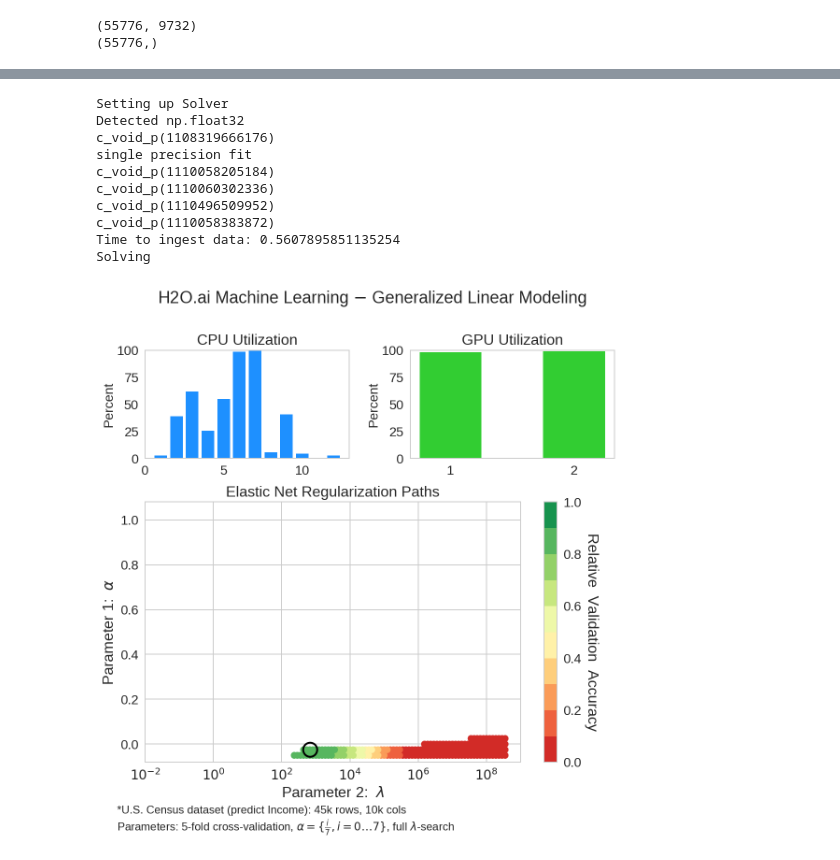
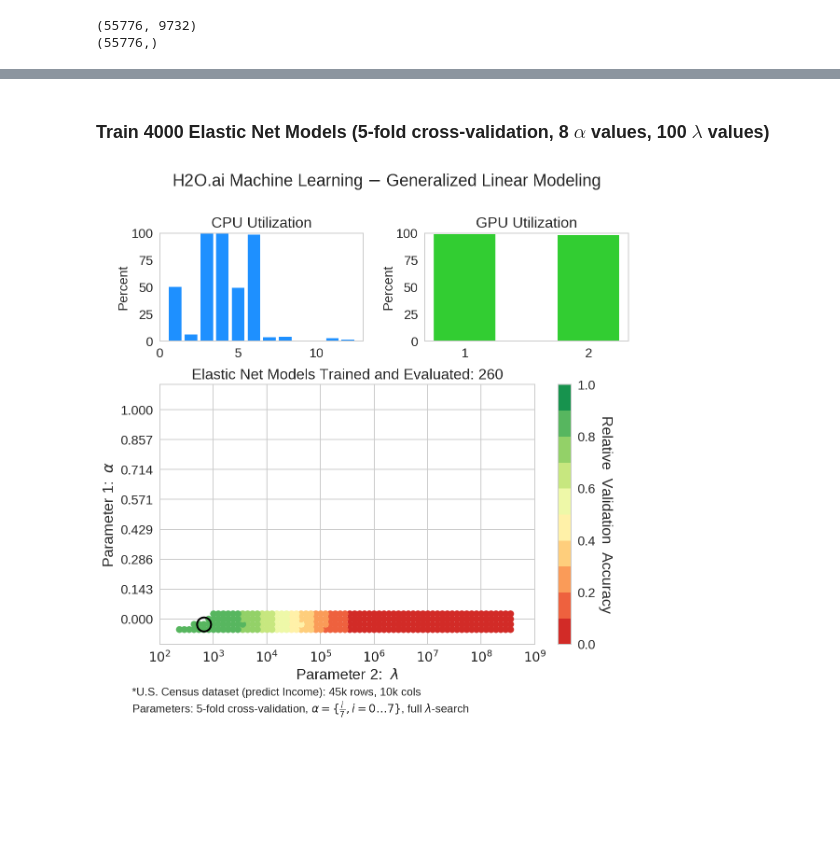
Before and after one commit to h2oai/h2o4gpu, a Jupyter notebook: examples/py/H2OAIGLM_WITHANIMATION.ipynb, the cells around one changed output, grey strips where cells are left out. Saved outputs shown, nothing was run; the diff lists cells and outputs as text; code cells hidden in the pictures; blank space fills up the shorter version.

```diff
--- a/examples/py/H2OAIGLM_WITHANIMATION.ipynb
+++ b/examples/py/H2OAIGLM_WITHANIMATION.ipynb
@@ -162,34 +274,0 @@ def plot_glm_results(axis, results, best_rmse, cb):
-# %%
-def RunH2Oaiglm(arg):
-    intercept,standardize, lambda_min_ratio, nFolds, nAlphas, nLambdas, nGPUs = arg
-    # set solver cpu/gpu according to input args
-    if((nGPUs>0) and (h2oaiglm.ElasticNetSolverGPU is None)):
-        print("\nGPU solver unavailable, using CPU solver\n")
-        nGPUs=0
-
-    sharedA = 0
-    sourceme = 0
-    sourceDev = 0
-    nThreads = 1 if(nGPUs==0) else nGPUs # not required number of threads, but normal.  Bit more optimal to use 2 threads for CPU, but 1 thread per GPU is optimal.
-
-    print("Setting up Solver")
-    os.system("rm -f rmse.txt ; touch rmse.txt ; rm -f varimp.txt ; touch varimp.txt") ## for visualization
-    Solver = h2oaiglm.ElasticNetSolverGPU if(nGPUs>0) else h2oaiglm.ElasticNetSolverCPU
-    assert Solver != None, "Couldn't instantiate ElasticNetSolver"
-    enet = Solver(sharedA, nThreads, nGPUs, 'c' if fortran else 'r', intercept, standardize, lambda_min_ratio, nLambdas, nFolds, nAlphas)
-
-
-    ## First, get backend pointers
-    t0 = time.time()
-    a,b,c,d,e = enet.upload_data(sourceDev, trainX, trainY, validX, validY, trainW)
-    t1 = time.time()
-    print("Time to ingest data: %r" % (t1-t0))
-
-
-    ## Solve
-    print("Solving")
-    t0 = time.time()
-    enet.fit(sourceDev, mTrain, n, mvalid, intercept, standardize, 0, a, b, c, d, e)
-    t1 = time.time()
-    print("Done Solving")
-    print("Time to train H2O AI GLM: %r" % (t1-t0))
@@ -276,30 +275,19 @@ def RunAnimation(arg):
+# %% [markdown]
+### Train 4000 Elastic Net Models (5-fold cross-validation, 8 $\alpha$ values, 100 $\lambda$ values)
 # %%
 Executor = ProcessPoolExecutor(max_workers=1)
 
 lambda_min_ratio=1E-9
 nFolds=5
-nAlphas=5
+nAlphas=8
 nLambdas=100
-nGPUs=2 #maxNGPUS  # or can chose less
+nGPUs=maxNGPUS  # select 0 for CPU, or 1 <= N <= maxNGPUs for GPU
 
 arg = intercept,standardize, lambda_min_ratio, nFolds, nAlphas, nLambdas, nGPUs
 futures = []
-futures.append(Executor.submit(RunH2Oaiglm, arg))
+futures.append(Executor.submit(RunH2Oaiglm, arg)) ## run in separate process
+arg = nGPUs, os.getcwd() + "/rmse.txt"
+RunAnimation(arg)
+concurrent.futures.wait(futures)
 # %% [output]
-Setting up Solver
-Detected np.float32
-c_void_p(1108319666176)
-single precision fit
-c_void_p(1110058205184)
-c_void_p(1110060302336)
-c_void_p(1110496509952)
-c_void_p(1110058383872)
-Time to ingest data: 0.5607895851135254
-Solving
+[figure, added]
-# %%
-import os
-path=os.getcwd()
-arg = nGPUs, path + "/rmse.txt"
-RunAnimation(arg)
-# %% [output]
-[figure, removed]
```
Also changed, not shown: parts of 16 cells of this notebook.
